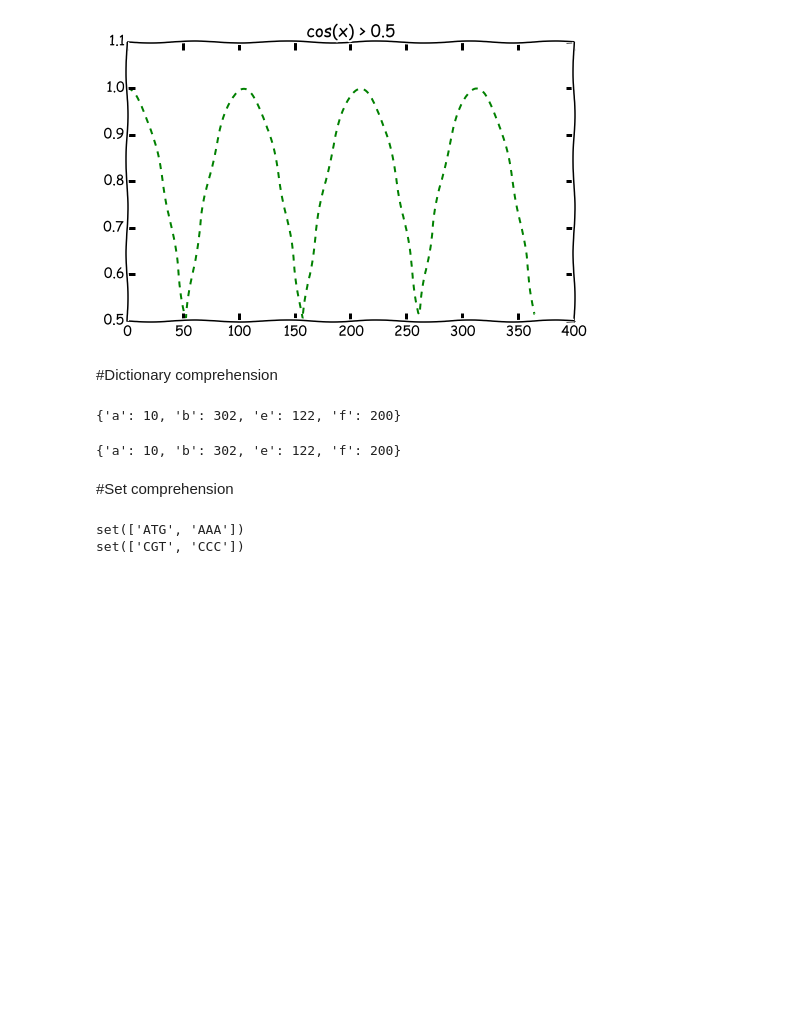
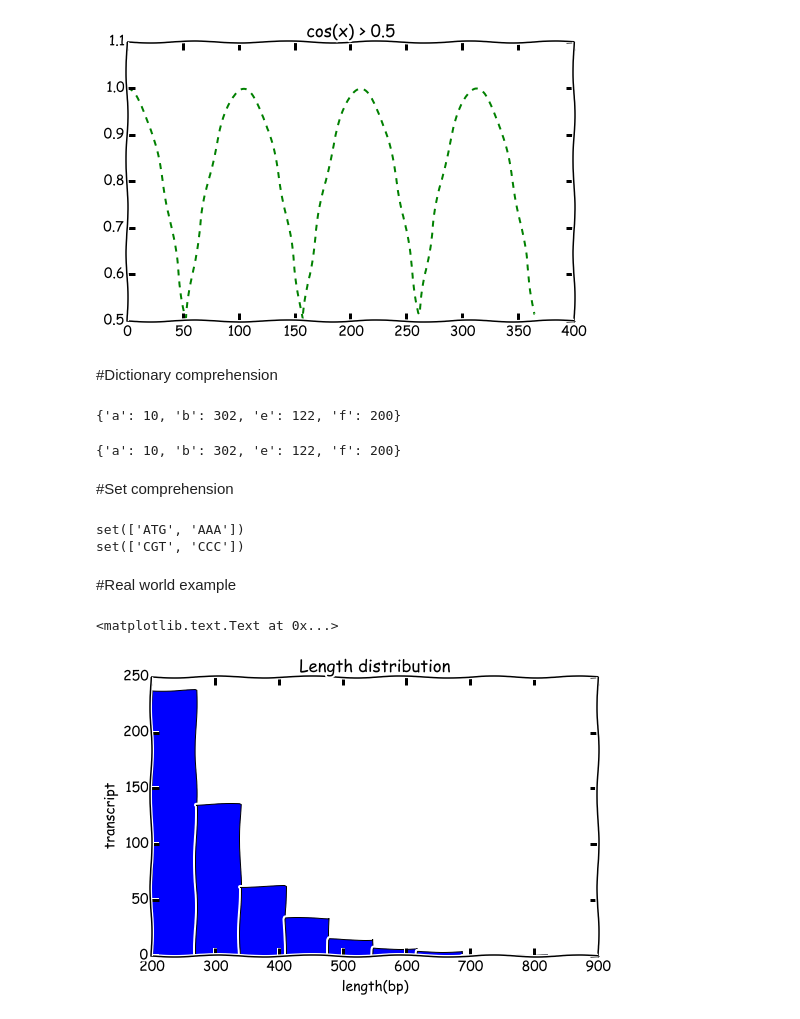
Before and after one commit to likit/education, a Jupyter notebook: python/List_comprehension.ipynb, the cells around one changed output. Saved outputs shown, nothing was run; the diff lists cells and outputs as text; code cells hidden in the pictures; blank space fills up the shorter version.

Commit message:
add real world example

```diff
--- a/python/List_comprehension.ipynb
+++ b/python/List_comprehension.ipynb
@@ -183,3 +183,17 @@ print set(codon for codon in codons if 'C' in codon)
 # %% [output]
 set(['ATG', 'AAA'])
 set(['CGT', 'CCC'])
+# %% [markdown]
+#Real world example
+# %%
+from Bio import SeqIO
+# use SeqIO.parse to iterate a fasta file
+# sequence length can be obtained with len()
+
+hist([len(s) for s in SeqIO.parse('Trinity.fasta.part.sample', 'fasta')])
+title('Length distribution')
+xlabel('length(bp)')
+ylabel('transcript')
+# %% [output]
+<matplotlib.text.Text at 0x...>
+[figure, added]
```
Also changed, not shown: parts of 1 cell of this notebook.
